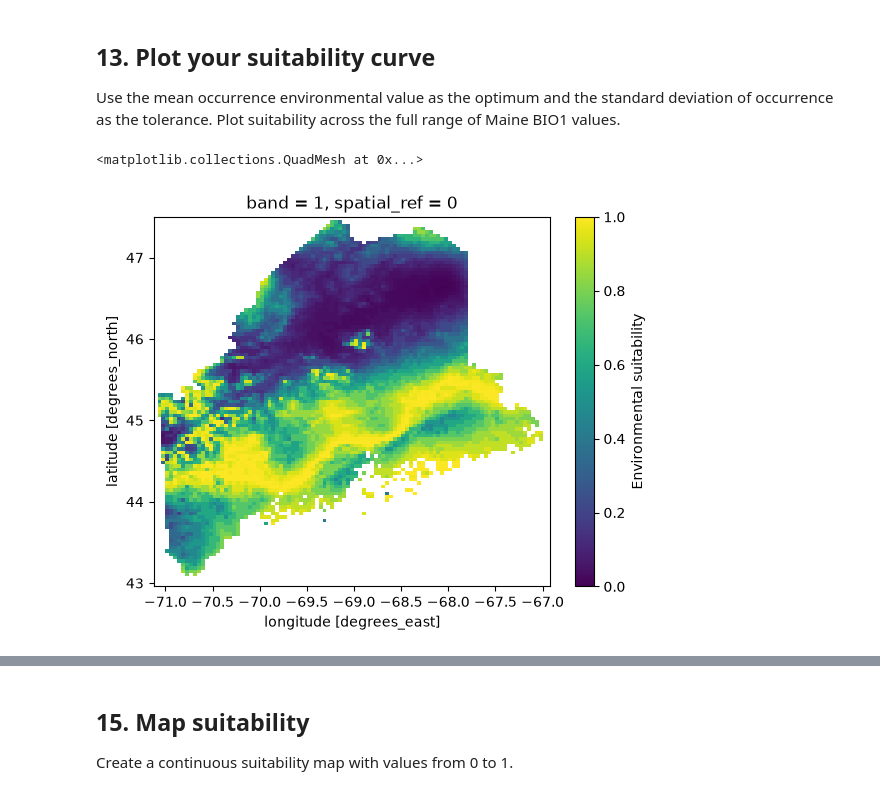
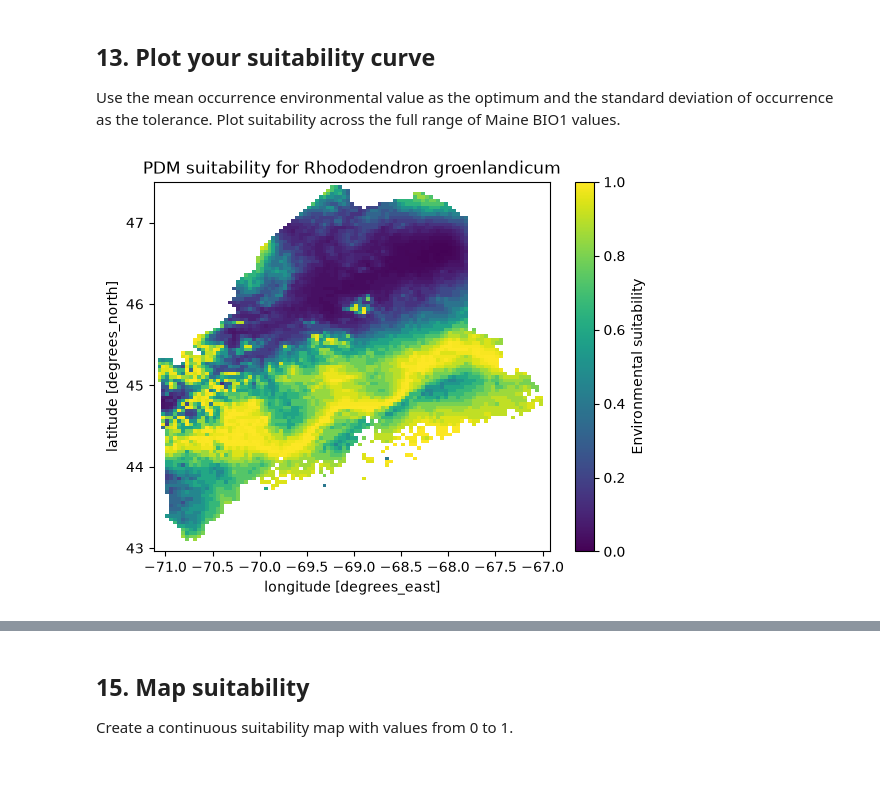
Before and after one commit to Braeclin/BIO597-SpatialBiodiversity, a Jupyter notebook: docs/assignments/Assignment-06-FirstPrinciplesSDM.ipynb, the cells around one changed output, grey strips where cells are left out. Drawn from its saved outputs; the diff is of its cells as text; code cells hidden in the pictures.

```diff
--- a/docs/assignments/Assignment-06-FirstPrinciplesSDM.ipynb
+++ b/docs/assignments/Assignment-06-FirstPrinciplesSDM.ipynb
@@ -381,18 +381,19 @@ Use the mean occurrence environmental value as the optimum and the standard devi
 # %%
 # Calculate presence_mean and presence_sd.
 suitability = xr.apply_ufunc(
     environmental_suitability,
     bio14_maine_cm,
     presence_mean,
     presence_sd,
 )
 # Create a sequence of environmental values across the raster range.
 suitability = suitability.where(np.isfinite(bio14_maine_cm))
 # Calculate suitability for those values.
 suitability = suitability.rio.write_crs(bio14_maine_cm.rio.crs)
 suitability.name = "Environmental suitability"
 # Plot the curve.
 suitability.plot(cmap="viridis", vmin=0, vmax=1)
+plt.title(f"PDM suitability for {target_species}")
+plt.show()
 # %% [output]
-<matplotlib.collections.QuadMesh at 0x...>
-[figure, old version]
+[figure, new version]
```
Also changed, not shown: parts of 10 cells of this notebook.
